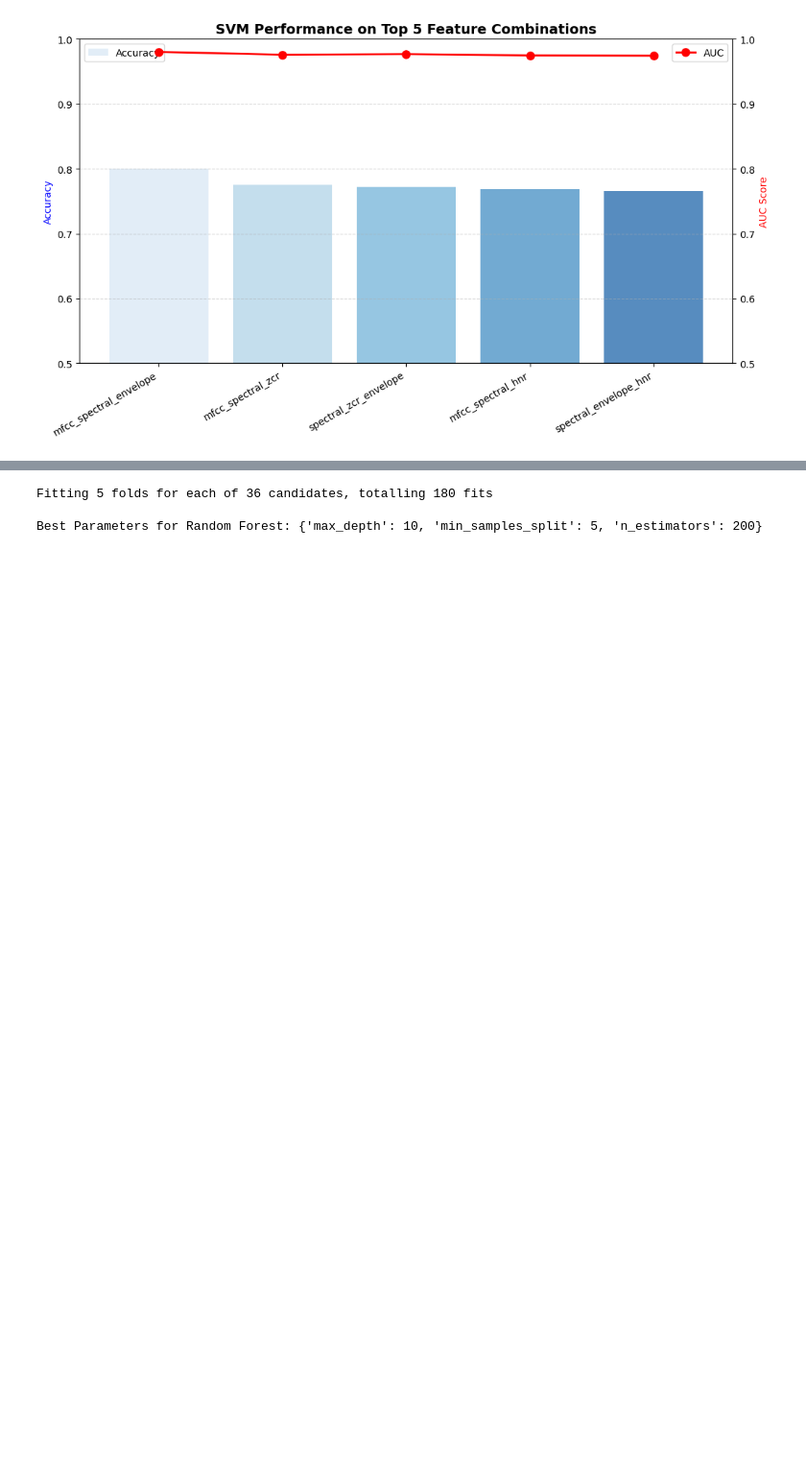
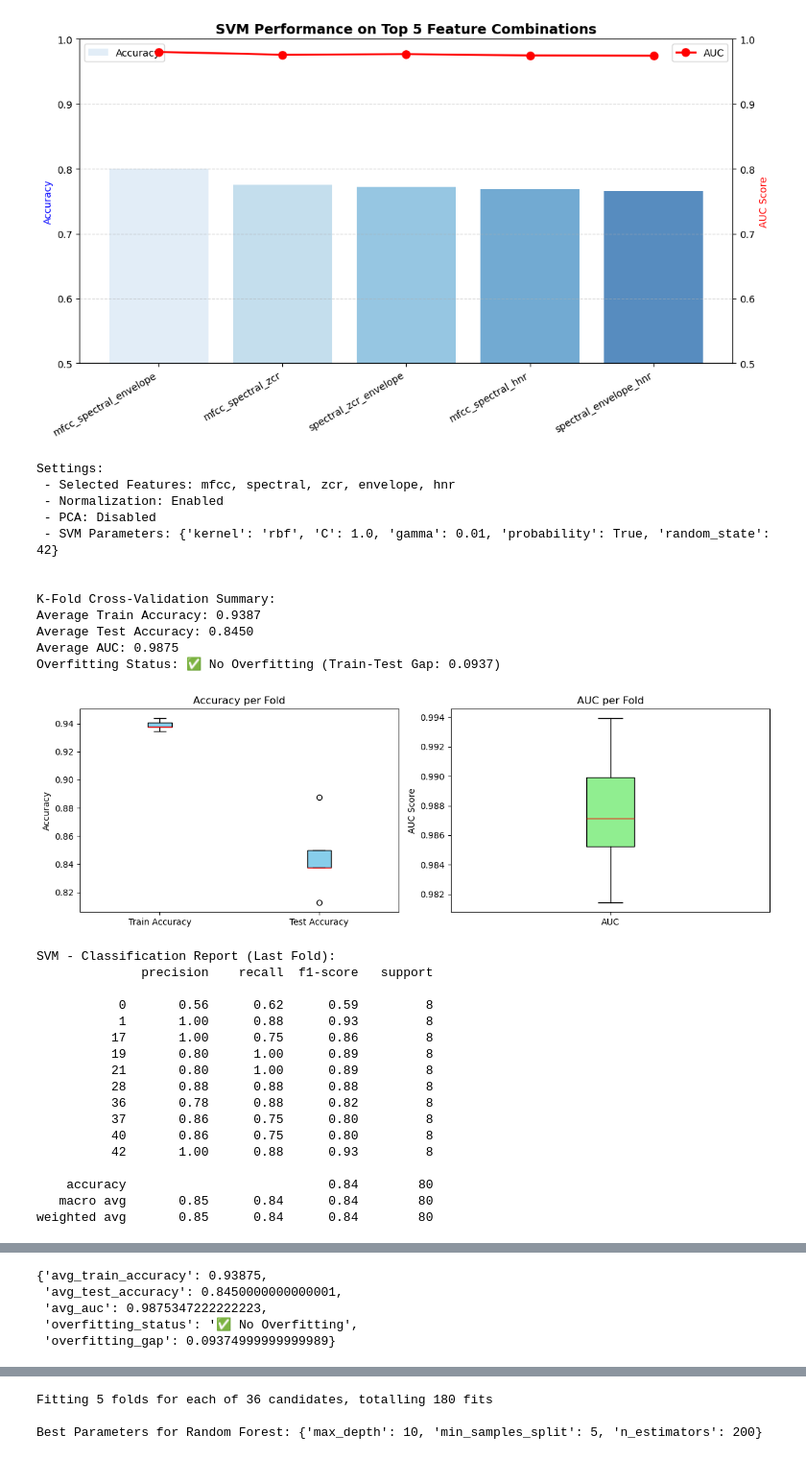
Before and after one commit to soheilbh/aed-challange, a Jupyter notebook: main.ipynb, the cells around one changed output, grey strips where cells are left out. Shown: that part at 96% size. Cells and saved outputs as stored; diff of their text form; code cells hidden in the pictures; blank space fills up the shorter version.

```diff
--- a/main.ipynb
+++ b/main.ipynb
@@ -697,3 +668,62 @@ ax2.legend(loc='upper right', fontsize=10)
 plt.show()
 # %% [output]
 [figure]
+# %%
+feature_selection = {
+    'mfcc': True,
+    'hist': False,
+    'spectral': True,
+    'zcr': True,
+    'envelope': True,
+    'hnr': True
+}
+selected_features, selected_features_names = get_selected_features(feature_combinations, feature_selection)
+
+svm_kfold_cross_validation(
+    features=selected_features,
+    labels=y,
+    selected_features_names=selected_features_names,
+    n_splits=5,
+    normalize=True,
+    apply_pca=False,
+    n_pca_components=0.8,
+    svm_params={
+        'kernel': 'rbf',
+        'C': 1.0,
+        'gamma': 0.01,
+        'probability': True,
+        'random_state': 42
+    },
+    overfit_threshold=0.15
+)
+# %% [output]
+Settings:
+ - Selected Features: mfcc, spectral, zcr, envelope, hnr
+ - Normalization: Enabled
+ - PCA: Disabled
+ - SVM Parameters: {'kernel': 'rbf', 'C': 1.0, 'gamma': 0.01, 'probability': True, 'random_state': 42}
+
+
+K-Fold Cross-Validation Summary:
+Average Train Accuracy: 0.9387
+Average Test Accuracy: 0.8450
+Average AUC: 0.9875
+Overfitting Status: ✅ No Overfitting (Train-Test Gap: 0.0937)
+[figure, added]
+SVM - Classification Report (Last Fold):
+              precision    recall  f1-score   support
+
+           0       0.56      0.62      0.59         8
+           1       1.00      0.88      0.93         8
+          17       1.00      0.75      0.86         8
+          19       0.80      1.00      0.89         8
+          21       0.80      1.00      0.89         8
+          28       0.88      0.88      0.88         8
+          36       0.78      0.88      0.82         8
+          37       0.86      0.75      0.80         8
+          40       0.86      0.75      0.80         8
+          42       1.00      0.88      0.93         8
+
+    accuracy                           0.84        80
+   macro avg       0.85      0.84      0.84        80
+weighted avg       0.85      0.84      0.84        80
@@ -700,3 +731,8 @@ plt.show()
+{'avg_train_accuracy': 0.93875,
+ 'avg_test_accuracy': 0.8450000000000001,
+ 'avg_auc': 0.9875347222222223,
+ 'overfitting_status': '✅ No Overfitting',
+ 'overfitting_gap': 0.09374999999999989}
 # %%
 # Load saved features
 loaded_data = np.load("features/extracted_features_multiple_test.npz")
```
Also changed, not shown: parts of 32 cells of this notebook.
